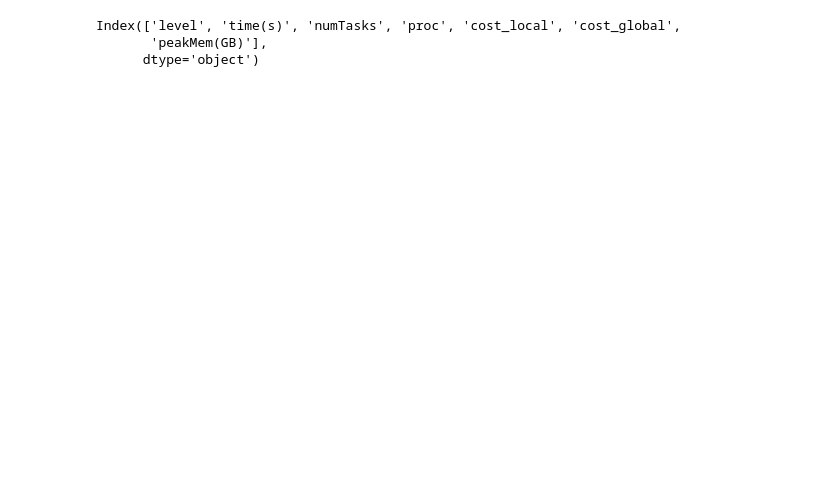
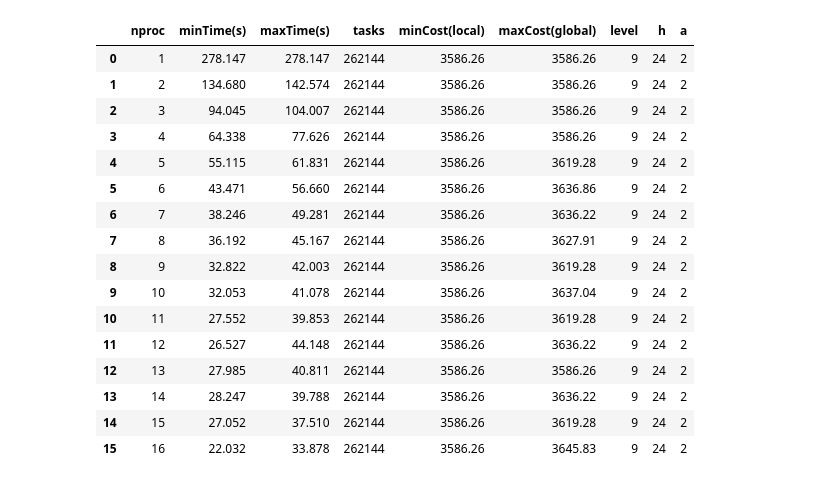
Before and after one commit to michaelsouza/EPANET-BB, a Jupyter notebook: tests_analysis.ipynb, the cells around one changed output. Saved outputs shown, nothing was run; the diff lists cells and outputs as text; code cells hidden in the pictures; blank space fills up the shorter version.

```diff
--- a/tests_analysis.ipynb
+++ b/tests_analysis.ipynb
@@ -12,44 +101,64 @@ figsize = (6, 4)
 # %%
-# Analysis of test_levels
-def read_tests(fn, verbose=False):
+def read_tests_scaling(fn):
     df = []
+    h = 0
+    a = 0
+    numTasks = 0
     with open(fn, 'r', encoding='utf-8') as f:
         for line in f.readlines():
             if 'Running with' in line:
-                data = {'level':[], 'time(s)':[], 'numTasks':[], 'proc':[],'cost_local':[], 'cost_global':[]}
-                level = int(line.split('=')[-1].strip())
-            elif 'Generated ' in line:
+                data = {'level':[], 'time(s)':[], 'proc':[],'cost_local':[], 'cost_global':[], 'tasks':[], 'h':[], 'a':[], 'nproc':[]}
+                nproc = int(line.split(' ')[-1])
+            elif 'Level:' in line:
+                level = int(line.split(':')[-1].strip())
+            elif 'Max hours:' in line:
+                h = int(line.split(':')[-1].strip())
+            elif 'Max actuations:' in line:
+                a = int(line.split(':')[-1].strip())
+            elif 'tasks' in line:
                 numTasks = int(line.split(' ')[1])
             elif 'Proc ' in line:
                 tokens = line.split(' ')
                 proc = int(tokens[1])
                 time = float(tokens[4])
                 cost_local = tokens[-2].split('=')[-1].replace(',', '')
                 cost_global = tokens[-1].split('=')[-1].replace(')', '')
                 # add data row
                 data['level'].append(level)
                 data['time(s)'].append(time)
-                data['numTasks'].append(numTasks)
                 data['proc'].append(proc)
                 data['cost_local'].append(float(cost_local))
                 data['cost_global'].append(float(cost_global))
-            elif 'Maximum resident set size (kbytes):' in line:
-                # convert to DataFrame
-                data = pd.DataFrame(data)
-                data['peakMem(KB)'] = int(line.split(' ')[-1])
-                if(verbose):
-                    display(data)
-                df.append(data)
+                data['tasks'].append(numTasks)
+                data['h'].append(h)
+                data['a'].append(a)
+                data['nproc'].append(nproc)
+            if '-------' in line:
+                df.append(pd.DataFrame(data))
     # merge all dataframes
     df = pd.concat(df)
-    df['peakMem(GB)'] = df['peakMem(KB)'] / 1024 / 1024
-    # drop peakMem(KB)
-    df.drop(columns=['peakMem(KB)'], inplace=True)
+    # get keep only the min and max time for each processor
+    df = df.groupby('nproc').agg({'time(s)': ['min', 'max'], 'tasks': 'max', 'cost_local': 'min', 'cost_global': 'max', 'level': 'max', 'h': 'max', 'a': 'max'}).reset_index()
+    df.columns = ['nproc', 'minTime(s)', 'maxTime(s)', 'tasks', 'minCost(local)', 'maxCost(global)', 'level', 'h', 'a']
     return df
+
+df_scaling = read_tests_scaling(os.path.join('build','tests_scaling','tests_scaling.txt'))
+df_scaling
+# %% [output]
+|  | nproc | minTime(s) | maxTime(s) | tasks | minCost(local) | maxCost(global) | level | h | a |
+| 0 | 1 | 278.147 | 278.147 | 262144 | 3586.26 | 3586.26 | 9 | 24 | 2 |
+| 1 | 2 | 134.680 | 142.574 | 262144 | 3586.26 | 3586.26 | 9 | 24 | 2 |
+| 2 | 3 | 94.045 | 104.007 | 262144 | 3586.26 | 3586.26 | 9 | 24 | 2 |
+| 3 | 4 | 64.338 | 77.626 | 262144 | 3586.26 | 3586.26 | 9 | 24 | 2 |
+| 4 | 5 | 55.115 | 61.831 | 262144 | 3586.26 | 3619.28 | 9 | 24 | 2 |
+| 5 | 6 | 43.471 | 56.660 | 262144 | 3586.26 | 3636.86 | 9 | 24 | 2 |
+| 6 | 7 | 38.246 | 49.281 | 262144 | 3586.26 | 3636.22 | 9 | 24 | 2 |
+| 7 | 8 | 36.192 | 45.167 | 262144 | 3586.26 | 3627.91 | 9 | 24 | 2 |
+| 8 | 9 | 32.822 | 42.003 | 262144 | 3586.26 | 3619.28 | 9 | 24 | 2 |
+| 9 | 10 | 32.053 | 41.078 | 262144 | 3586.26 | 3637.04 | 9 | 24 | 2 |
+| 10 | 11 | 27.552 | 39.853 | 262144 | 3586.26 | 3619.28 | 9 | 24 | 2 |
+| 11 | 12 | 26.527 | 44.148 | 262144 | 3586.26 | 3636.22 | 9 | 24 | 2 |
+| 12 | 13 | 27.985 | 40.811 | 262144 | 3586.26 | 3586.26 | 9 | 24 | 2 |
+| 13 | 14 | 28.247 | 39.788 | 262144 | 3586.26 | 3636.22 | 9 | 24 | 2 |
+| 14 | 15 | 27.052 | 37.510 | 262144 | 3586.26 | 3619.28 | 9 | 24 | 2 |
+| 15 | 16 | 22.032 | 33.878 | 262144 | 3586.26 | 3645.83 | 9 | 24 | 2 |
-# %%
-df_levels = read_tests(os.path.join(wd,'tests_level.txt'))
-display(df_levels.columns)
-# %% [output]
-Index(['level', 'time(s)', 'numTasks', 'proc', 'cost_local', 'cost_global',
-       'peakMem(GB)'],
-      dtype='object')
```
Also changed, not shown: parts of 9 cells of this notebook, 6 other files.
